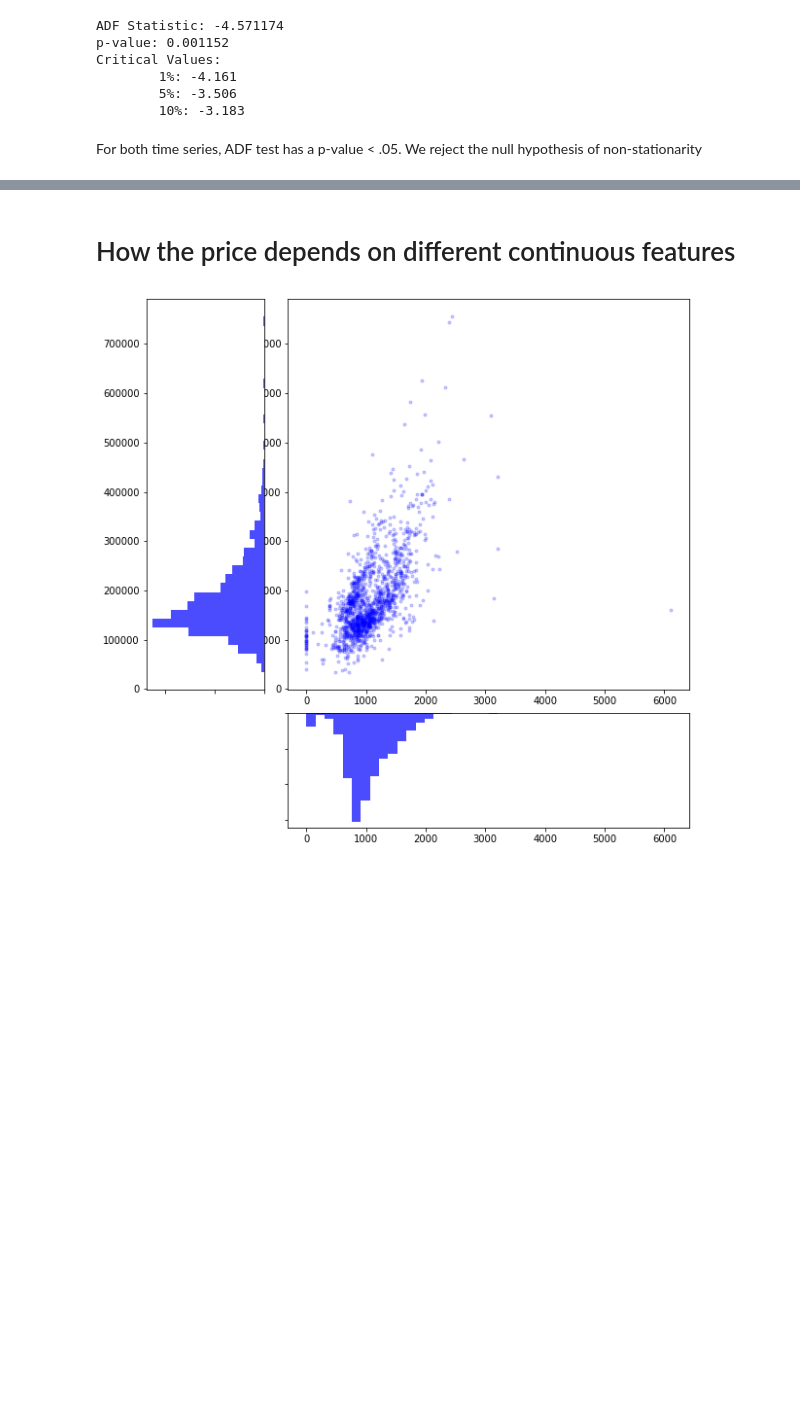
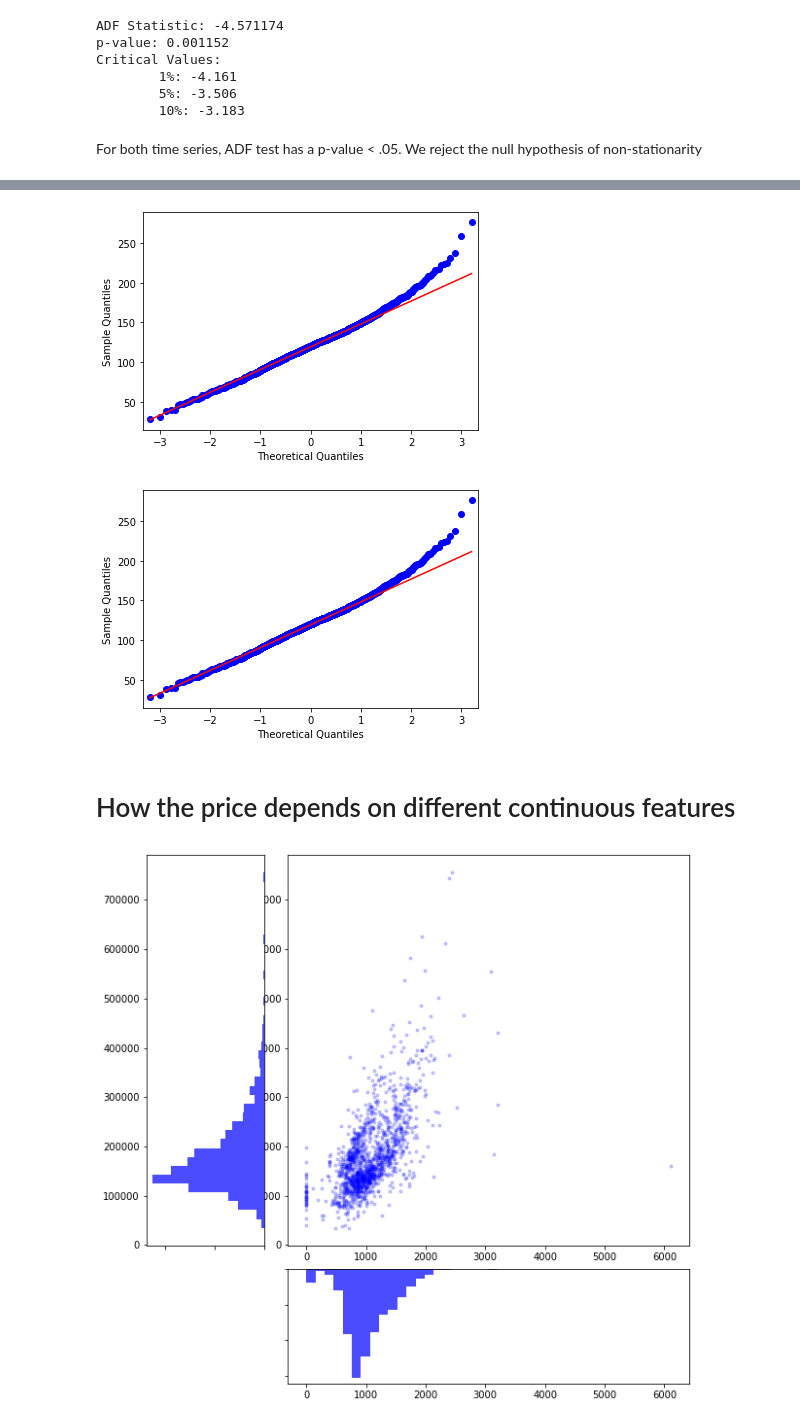
Before and after one commit to simondyates/HousePrices, a Jupyter notebook: Dan/dataEDA.ipynb, the cells around one changed output, grey strips where cells are left out. Saved outputs shown, nothing was run; the diff lists cells and outputs as text; code cells hidden in the pictures; blank space fills up the shorter version.

```diff
--- a/Dan/dataEDA.ipynb
+++ b/Dan/dataEDA.ipynb
@@ -153,3 +160,8 @@ For both time series, ADF test has a p-value < .05. We reject the null hypothesi
+# %%
+sm.qqplot(raw_df['SalePxSqFt'], line='q')
+# %% [output]
+[figure, added]
+[figure, added]
 # %% [markdown]
 # How the price depends on different continuous features
 # %%
```
Also changed, not shown: parts of 5 cells of this notebook, 6 other files.
